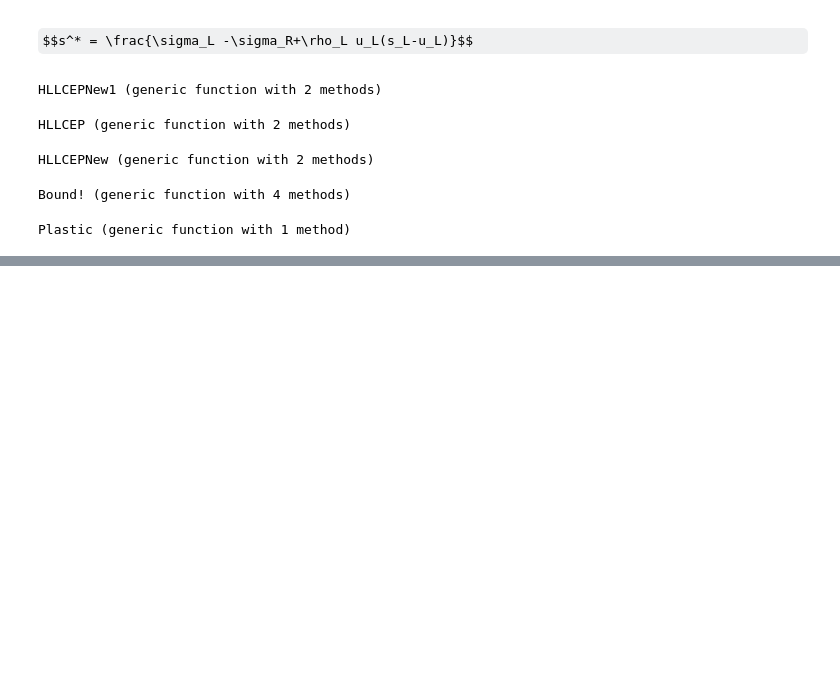
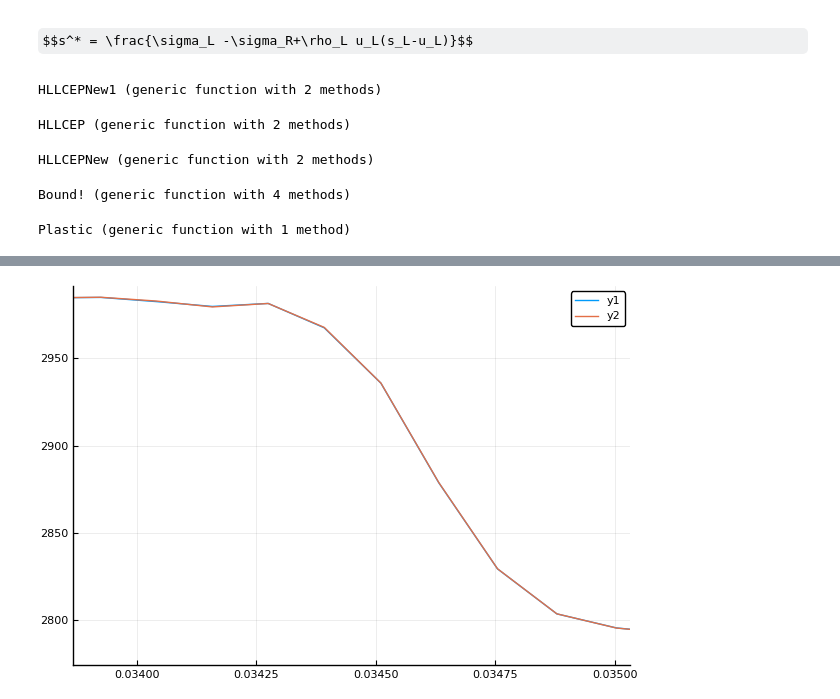
Before and after one commit to bfly123/julia_Lagrangian, a Jupyter notebook: Lagrangian_1d-2materials.ipynb, the cells around one changed output, grey strips where cells are left out. Cells and saved outputs as stored; diff of their text form; code cells hidden in the pictures; some formulas as TeX source; blank space fills up the shorter version.

```diff
--- a/Lagrangian_1d-2materials.ipynb
+++ b/Lagrangian_1d-2materials.ipynb
@@ -1640,0 +1491,2 @@ plot!(x2,uo2[:,3],marker=4)
+# %%
+xEP = copy(x1); uoep = copy(uo1)
@@ -1640,0 +1511,5 @@ plot!(x2,uo2[:,3],marker=4)
+# %%
+plot(xE,uoe[:,1],xlims = [0.0339,0.035])
+plot!(xEP,uoep[:,1])
+# %% [output]
+[figure, added]
```
Also changed, not shown: parts of 59 cells of this notebook.
